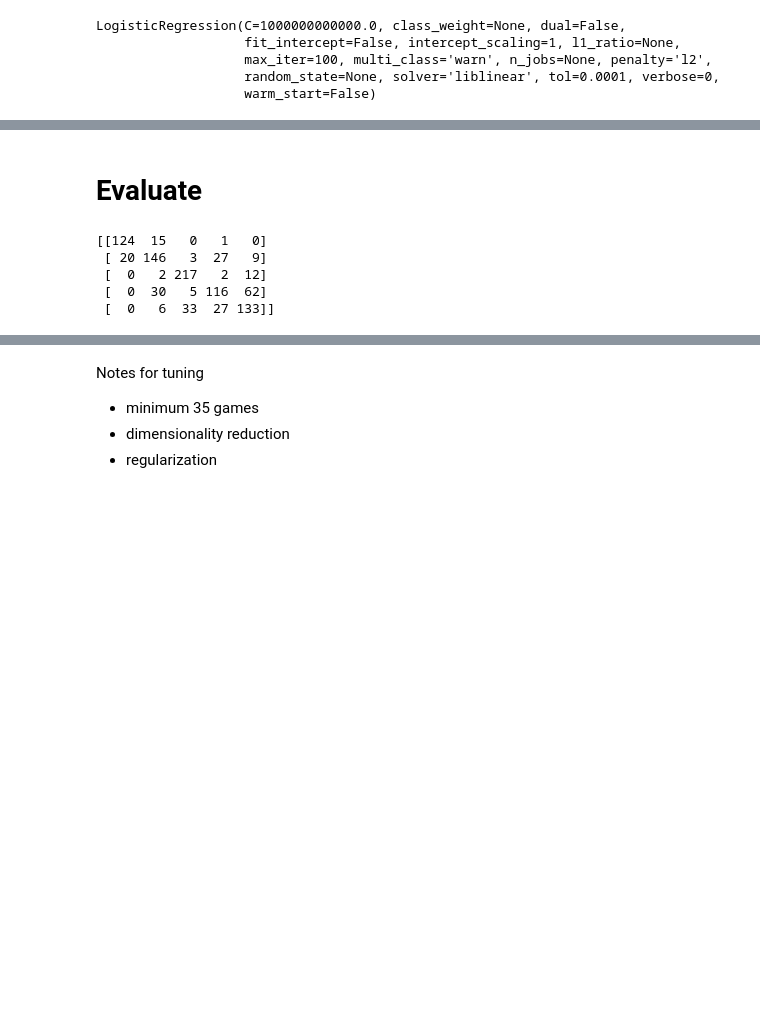
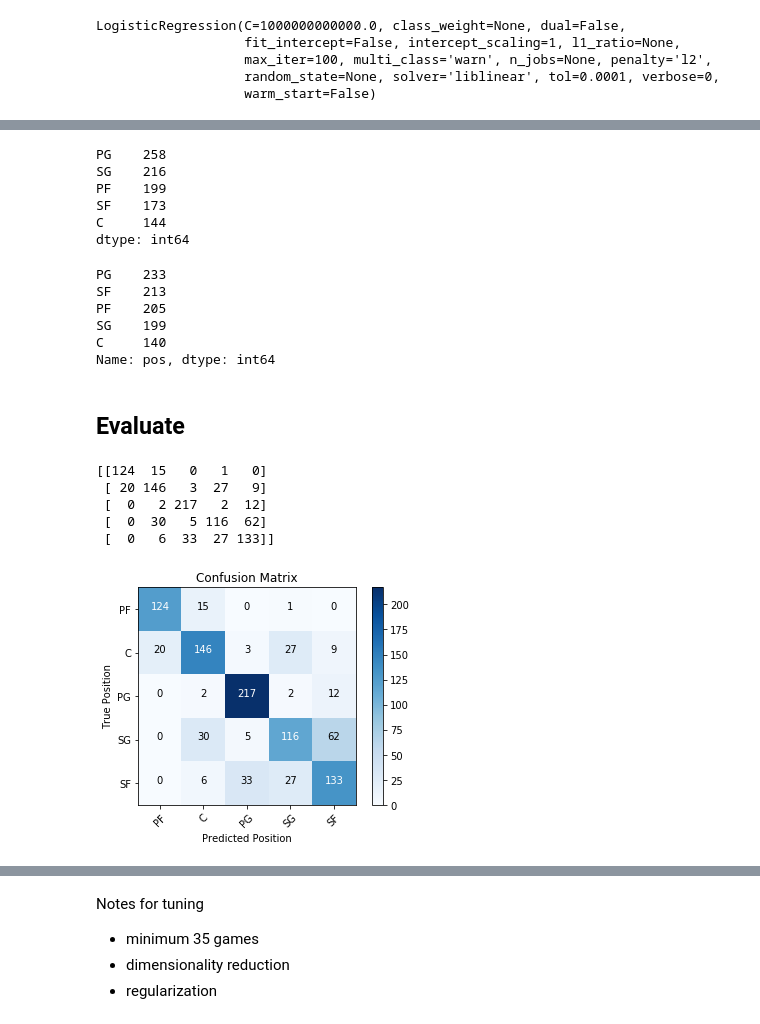
Before and after one commit to chum46/AI-Scout-Pro-Basketball, a Jupyter notebook: notebooks/exploratory/FSM.ipynb, the cells around one changed output, grey strips where cells are left out. Saved outputs shown, nothing was run; the diff lists cells and outputs as text; code cells hidden in the pictures; blank space fills up the shorter version.

```diff
--- a/notebooks/exploratory/FSM.ipynb
+++ b/notebooks/exploratory/FSM.ipynb
@@ -210,5 +222,23 @@ y_hat_test_proba = lr.predict_proba(X_test)
+# %%
+y_hat_test.value_counts()
+# %% [output]
+PG    258
+SG    216
+PF    199
+SF    173
+C     144
+dtype: int64
+# %%
+y_test.value_counts()
+# %% [output]
+PG    233
+SF    213
+PF    205
+SG    199
+C     140
+Name: pos, dtype: int64
 # %% [markdown]
-# Evaluate
+## Evaluate
 # %%
 from sklearn.metrics import confusion_matrix
 # %%
@@ -220,6 +250,10 @@ print(cnf_matrix)
  [  0   2 217   2  12]
  [  0  30   5 116  62]
  [  0   6  33  27 133]]
+# %%
+show_cm(cnf_matrix)
+# %% [output]
+[figure, added]
 # %%
 import numpy as np
 import itertools
```
Also changed, not shown: parts of 61 cells of this notebook, 1 other file.
